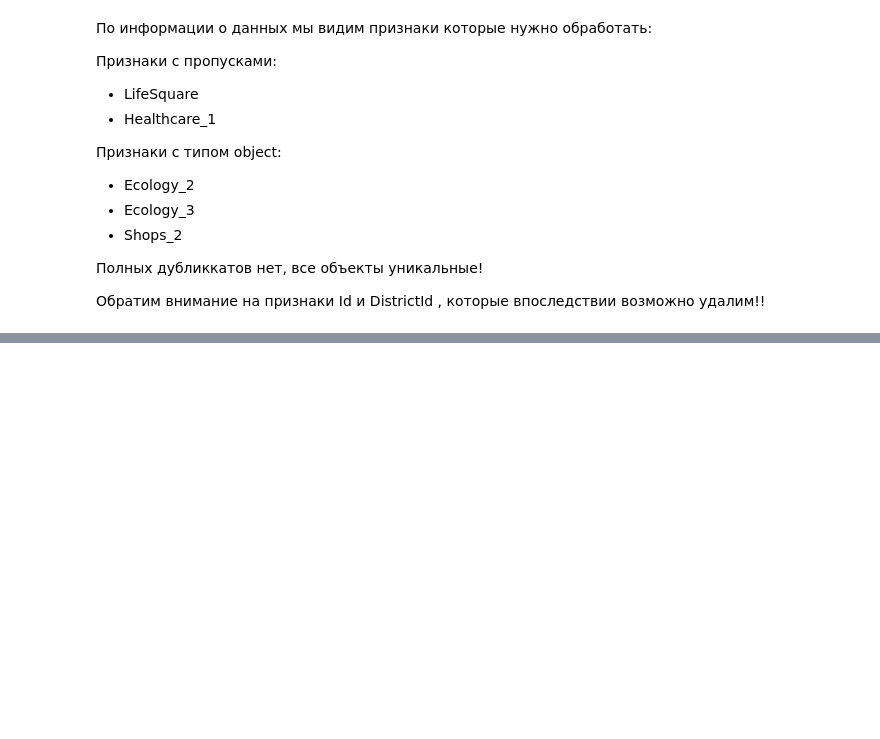
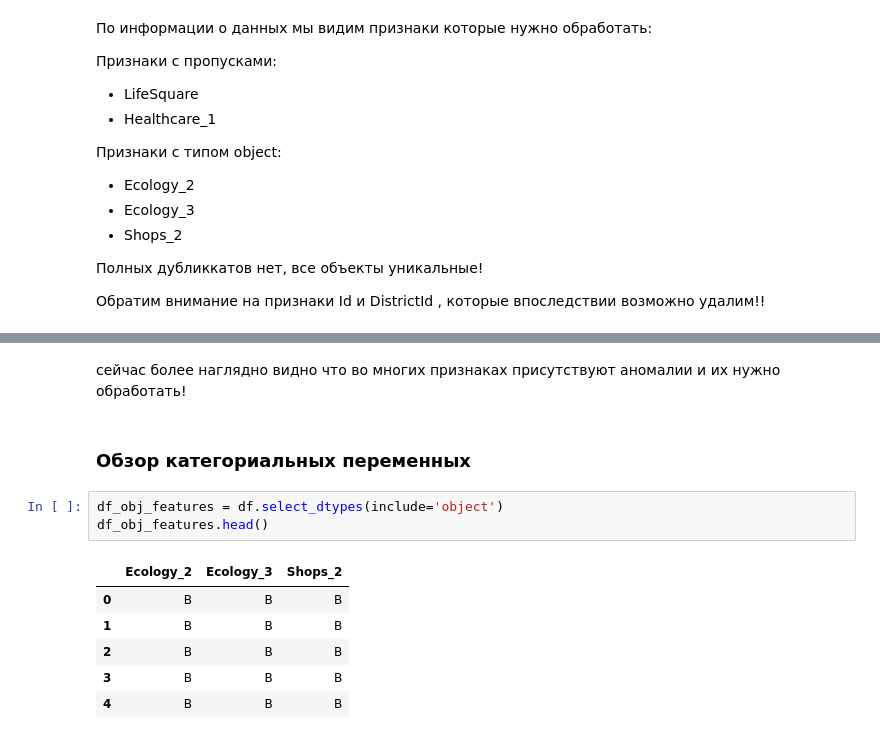
Before and after one commit to KorbovskiyOleg/DataScience, a Jupyter notebook: DataScince/Курсовая работа/Korbovsky_solution.ipynb, the cells around one changed output, grey strips where cells are left out. Saved outputs shown, nothing was run; the diff lists cells and outputs as text; blank space fills up the shorter version.

```diff
--- a/DataScince/Курсовая работа/Korbovsky_solution.ipynb
+++ b/DataScince/Курсовая работа/Korbovsky_solution.ipynb
@@ -119,0 +180,14 @@ df['Id'].nunique()
+# %% [markdown]
+сейчас более наглядно видно что во многих признаках присутствуют аномалии и их нужно обработать!
+# %% [markdown]
+### Обзор категориальных переменных
+# %%
+df_obj_features = df.select_dtypes(include='object')
+df_obj_features.head()
+# %% [output]
+|  | Ecology_2 | Ecology_3 | Shops_2 |
+| 0 | B | B | B |
+| 1 | B | B | B |
+| 2 | B | B | B |
+| 3 | B | B | B |
+| 4 | B | B | B |
```
Also changed, not shown: parts of 19 cells of this notebook.
